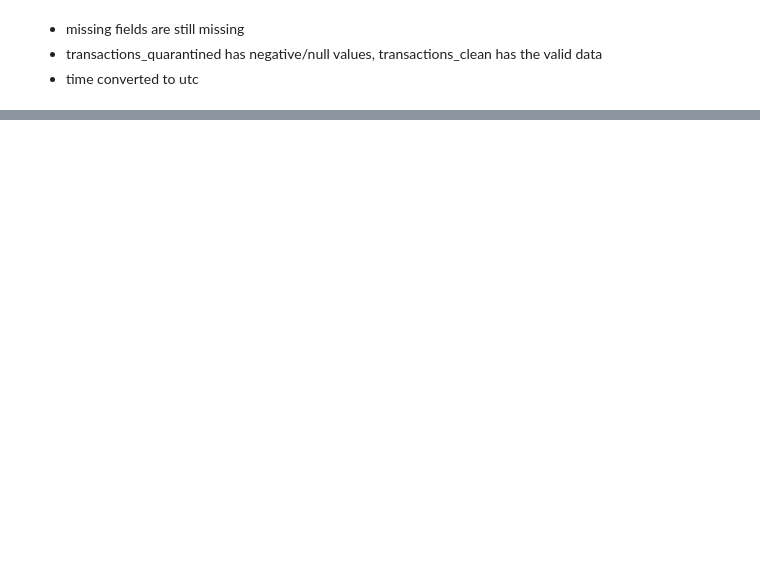
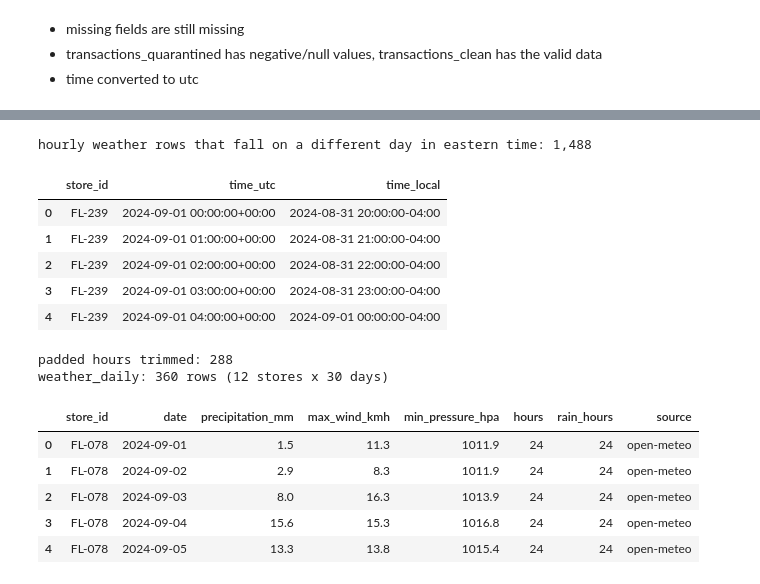
Before and after one commit to ayanrasulova/ds2002-midterm, a Jupyter notebook: notebooks/midterm_notebook.ipynb, the cells around one changed output, grey strips where cells are left out. Saved outputs shown, nothing was run; the diff lists cells and outputs as text; code cells hidden in the pictures; blank space fills up the shorter version.

Commit message:
weather api initial version

```diff
--- a/notebooks/midterm_notebook.ipynb
+++ b/notebooks/midterm_notebook.ipynb
@@ -392,0 +578,53 @@ stores without coordinates: 0
+# %%
+SALES_START = pd.Timestamp("2024-09-01")
+SALES_END = pd.Timestamp("2024-09-30")
+
+# hourly utc weather -> one row per store and eastern day
+def daily_weather(hourly):
+    assert hourly[WEATHER_VARIABLES].notna().all().all(), "api returned null hourly values"
+    hourly = hourly.sort_values(["store_id", "time_utc"]).reset_index(drop=True)
+    hourly["date"] = hourly["time_utc"].dt.tz_convert("America/New_York").dt.tz_localize(None).dt.normalize()
+    # open-meteo stamps rain at the end of the hour, so take each hour's rain from the next row
+    hourly["rain_in_hour"] = hourly.groupby("store_id")["precipitation"].shift(-1)
+    daily = hourly.groupby(["store_id", "date"], as_index=False).agg(
+        precipitation_mm=("rain_in_hour", "sum"),
+        max_wind_kmh=("wind_speed_10m", "max"),
+        min_pressure_hpa=("pressure_msl", "min"),
+        hours=("time_utc", "size"),
+        rain_hours=("rain_in_hour", "count"),
+        source=("source", "first"),
+    )
+    # drop the partial days from the extra padding
+    daily = daily[daily["date"].between(SALES_START, SALES_END)].reset_index(drop=True)
+    assert not daily.duplicated(["store_id", "date"]).any(), "more than one weather row per store and day"
+    assert daily["hours"].eq(24).all() and daily["rain_hours"].eq(24).all(), "some store-days are missing hours"
+    return daily
+
+# show the conversion, the first 4 utc hours of each day are still the day before in eastern time
+weather_hourly["time_local"] = weather_hourly["time_utc"].dt.tz_convert("America/New_York")
+shifted_weather_hours = int((weather_hourly["time_local"].dt.date != weather_hourly["time_utc"].dt.date).sum())
+print(f"hourly weather rows that fall on a different day in eastern time: {shifted_weather_hours:,}")
+display(weather_hourly[["store_id", "time_utc", "time_local"]].head())
+
+weather_daily = daily_weather(weather_hourly)
+trimmed_weather_hours = len(weather_hourly) - int(weather_daily["hours"].sum())
+print(f"padded hours trimmed: {trimmed_weather_hours:,}")
+print(f"weather_daily: {len(weather_daily):,} rows "
+      f"({weather_daily['store_id'].nunique()} stores x {weather_daily['date'].nunique()} days)")
+display(weather_daily.head())
+# %% [output]
+hourly weather rows that fall on a different day in eastern time: 1,488
+|  | store_id | time_utc | time_local |
+| 0 | FL-239 | 2024-09-01 00:00:00+00:00 | 2024-08-31 20:00:00-04:00 |
+| 1 | FL-239 | 2024-09-01 01:00:00+00:00 | 2024-08-31 21:00:00-04:00 |
+| 2 | FL-239 | 2024-09-01 02:00:00+00:00 | 2024-08-31 22:00:00-04:00 |
+| 3 | FL-239 | 2024-09-01 03:00:00+00:00 | 2024-08-31 23:00:00-04:00 |
+| 4 | FL-239 | 2024-09-01 04:00:00+00:00 | 2024-09-01 00:00:00-04:00 |
+padded hours trimmed: 288
+weather_daily: 360 rows (12 stores x 30 days)
+|  | store_id | date | precipitation_mm | max_wind_kmh | min_pressure_hpa | hours | rain_hours | source |
+| 0 | FL-078 | 2024-09-01 | 1.5 | 11.3 | 1011.9 | 24 | 24 | open-meteo |
+| 1 | FL-078 | 2024-09-02 | 2.9 | 8.3 | 1011.9 | 24 | 24 | open-meteo |
+| 2 | FL-078 | 2024-09-03 | 8.0 | 16.3 | 1013.9 | 24 | 24 | open-meteo |
+| 3 | FL-078 | 2024-09-04 | 15.6 | 15.3 | 1016.8 | 24 | 24 | open-meteo |
+| 4 | FL-078 | 2024-09-05 | 13.3 | 13.8 | 1015.4 | 24 | 24 | open-meteo |
```
Also changed, not shown: parts of 12 cells of this notebook, 1 other file.
